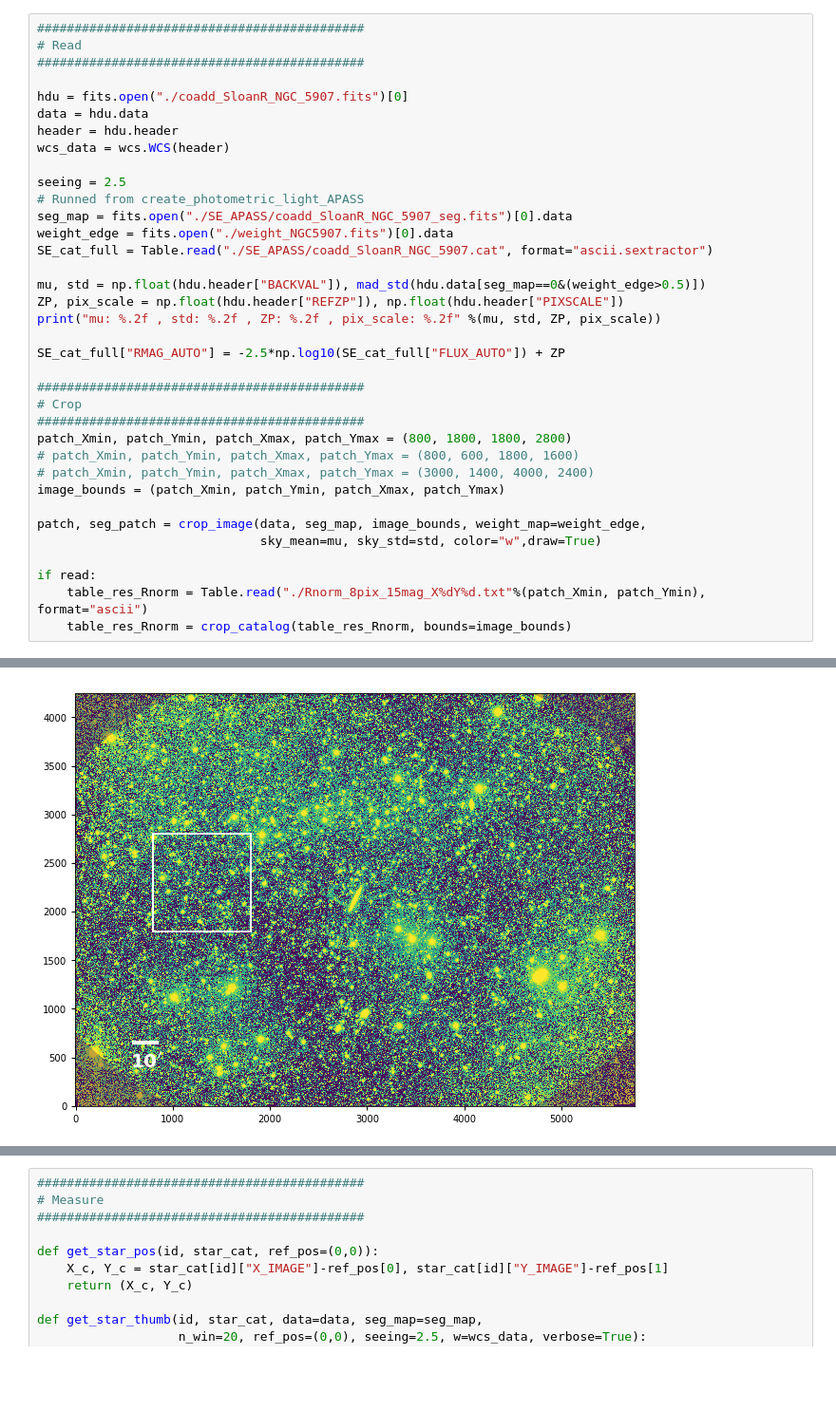
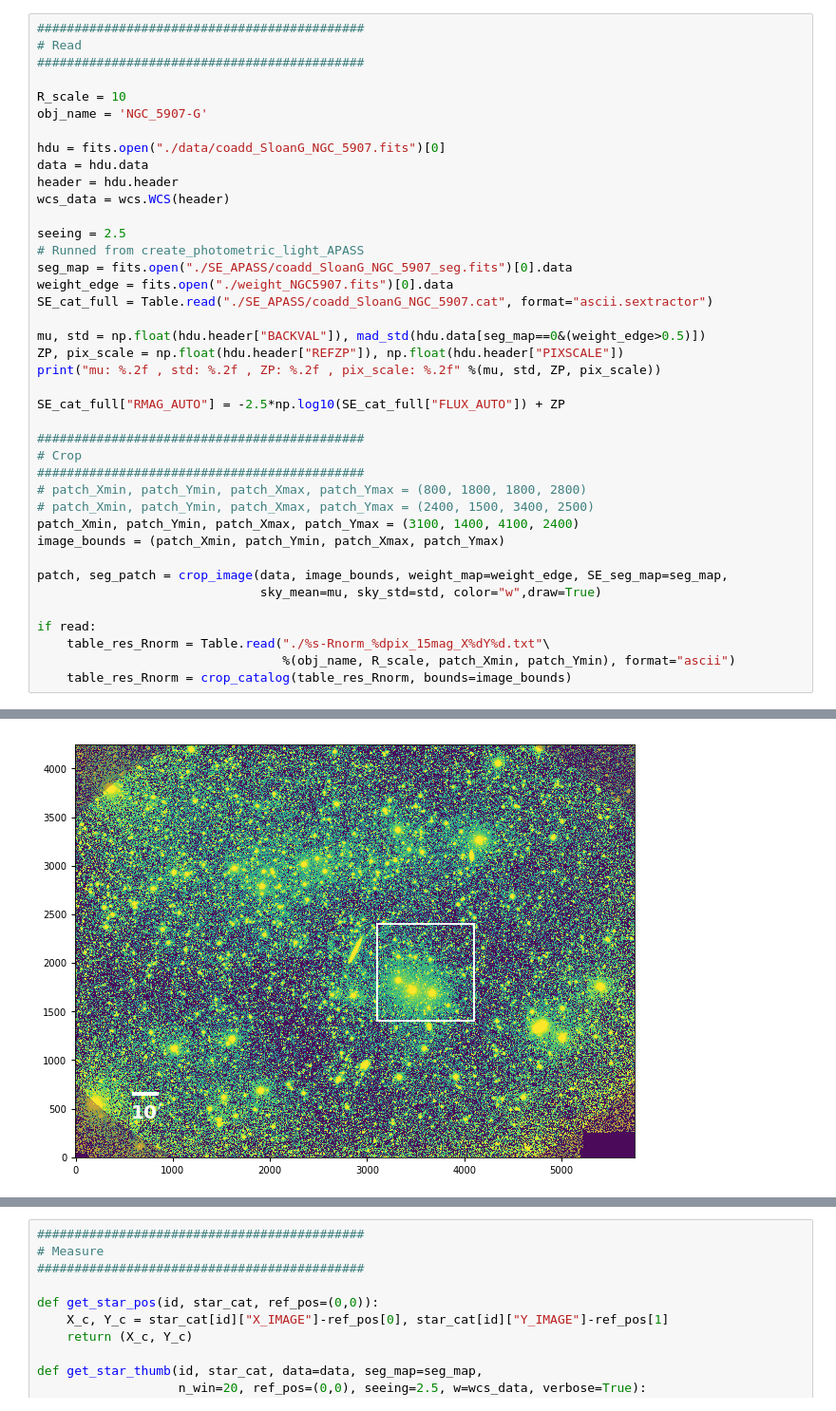
Before and after one commit to qliu4676/elderflower, a Jupyter notebook: demos/Measure_SE_APASS_demo.ipynb, the cells around one changed output, grey strips where cells are left out. Shown at 95% size. Drawn from its saved outputs; the diff is of its cells as text; blank space fills up the shorter version.

```diff
--- a/demos/Measure_SE_APASS_demo.ipynb
+++ b/demos/Measure_SE_APASS_demo.ipynb
@@ -39,16 +19,19 @@ save = False
 # Read
 ############################################
 
-hdu = fits.open("./coadd_SloanR_NGC_5907.fits")[0]
+R_scale = 10
+obj_name = 'NGC_5907-G'
+
+hdu = fits.open("./data/coadd_SloanG_NGC_5907.fits")[0]
 data = hdu.data
 header = hdu.header
 wcs_data = wcs.WCS(header)
 
 seeing = 2.5
 # Runned from create_photometric_light_APASS
-seg_map = fits.open("./SE_APASS/coadd_SloanR_NGC_5907_seg.fits")[0].data
+seg_map = fits.open("./SE_APASS/coadd_SloanG_NGC_5907_seg.fits")[0].data
 weight_edge = fits.open("./weight_NGC5907.fits")[0].data
-SE_cat_full = Table.read("./SE_APASS/coadd_SloanR_NGC_5907.cat", format="ascii.sextractor")
+SE_cat_full = Table.read("./SE_APASS/coadd_SloanG_NGC_5907.cat", format="ascii.sextractor")
 
 mu, std = np.float(hdu.header["BACKVAL"]), mad_std(hdu.data[seg_map==0&(weight_edge>0.5)])
 ZP, pix_scale = np.float(hdu.header["REFZP"]), np.float(hdu.header["PIXSCALE"])
@@ -59,15 +42,16 @@ SE_cat_full["RMAG_AUTO"] = -2.5*np.log10(SE_cat_full["FLUX_AUTO"]) + ZP
 ############################################
 # Crop
 ############################################
-patch_Xmin, patch_Ymin, patch_Xmax, patch_Ymax = (800, 1800, 1800, 2800)
-# patch_Xmin, patch_Ymin, patch_Xmax, patch_Ymax = (800, 600, 1800, 1600)
-# patch_Xmin, patch_Ymin, patch_Xmax, patch_Ymax = (3000, 1400, 4000, 2400)
+# patch_Xmin, patch_Ymin, patch_Xmax, patch_Ymax = (800, 1800, 1800, 2800)
+# patch_Xmin, patch_Ymin, patch_Xmax, patch_Ymax = (2400, 1500, 3400, 2500)
+patch_Xmin, patch_Ymin, patch_Xmax, patch_Ymax = (3100, 1400, 4100, 2400)
 image_bounds = (patch_Xmin, patch_Ymin, patch_Xmax, patch_Ymax)
 
-patch, seg_patch = crop_image(data, seg_map, image_bounds, weight_map=weight_edge,
+patch, seg_patch = crop_image(data, image_bounds, weight_map=weight_edge, SE_seg_map=seg_map,
                               sky_mean=mu, sky_std=std, color="w",draw=True)
 
 if read:
-    table_res_Rnorm = Table.read("./Rnorm_8pix_15mag_X%dY%d.txt"%(patch_Xmin, patch_Ymin), format="ascii")
+    table_res_Rnorm = Table.read("./%s-Rnorm_%dpix_15mag_X%dY%d.txt"\
+                                 %(obj_name, R_scale, patch_Xmin, patch_Ymin), format="ascii")
     table_res_Rnorm = crop_catalog(table_res_Rnorm, bounds=image_bounds)
 # %% [output]
@@ -75,4 +59,4 @@ mu: 884.42 , std: 4.96 , ZP: 27.10 , pix_scale: 2.50
-[figure, old version]
+[figure, new version]
 # %%
 ############################################
 # Crossmatch
```
Also changed, not shown: parts of 18 cells of this notebook, 2 other files.
